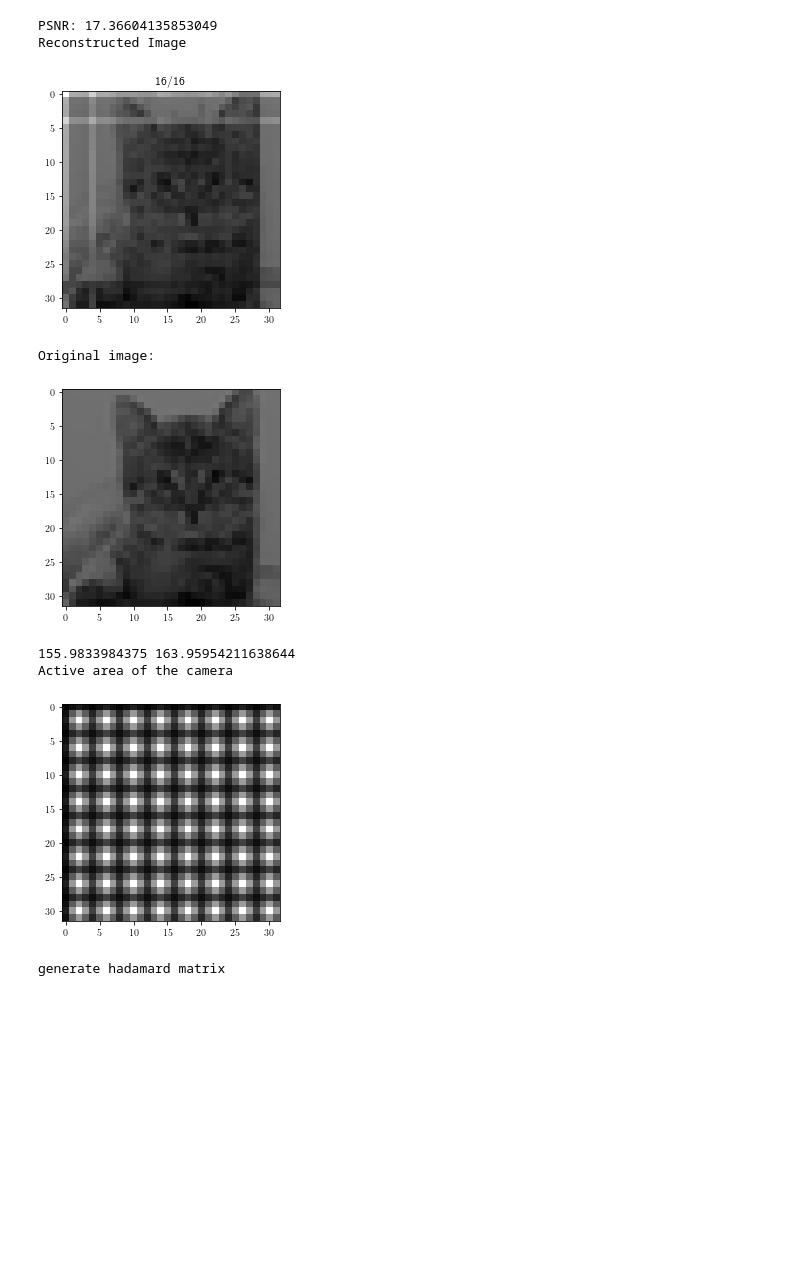
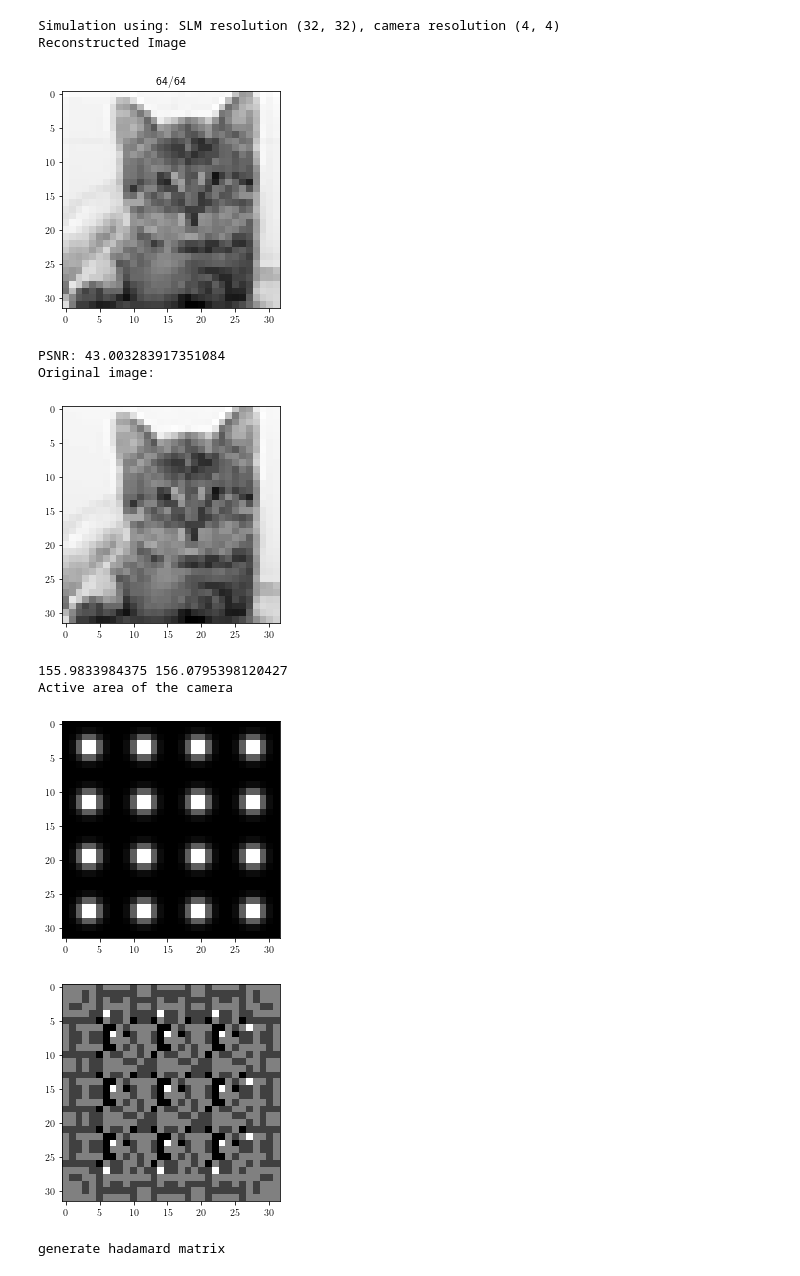
Before and after one commit to rstanuwijaya/jensen-lab-analysis, a Jupyter notebook: notebooks/newgdi.ipynb, the cells around one changed output. Saved outputs shown, nothing was run; the diff lists cells and outputs as text; code cells hidden in the pictures; blank space fills up the shorter version.

```diff
--- a/notebooks/newgdi.ipynb
+++ b/notebooks/newgdi.ipynb
@@ -17,46 +17,53 @@ plt.rcParams['text.usetex'] = True
 # %%
 # path = '../common/RC_780.png'
 # slm_res = (128, 128)
 # camera_res = (32, 32)
 # mac_res = (4, 4)
 # n = 16
 
 path = '../common/cat.png'
 slm_res = (32, 32)
-camera_res = (8, 8)
-mac_res = (4, 4)
-n = 16
+camera_res = (4, 4)
+mac_res = (8, 8)
+n = 64
 
 sim = GhostSimulator(path, slm_res, camera_res, mac_res, n, sigma=1, method='zigzag')
 cnt = sim.run_simulation()
+
+print(f"Simulation using: SLM resolution {slm_res}, camera resolution {camera_res}")
+
+print("Reconstructed Image")
+plt.title(f"{n}/{prod(mac_res)}")
+plt.imshow(np.abs(sim.G2), cmap='gray')
+plt.show()
 # rmse = sim.calc_rmse()
 # print('RMSE:', rmse)
 psnr = sim.calc_psnr()
 print('PSNR:', psnr)
 
-print("Reconstructed Image")
-plt.title(f"{n}/{prod(mac_res)}")
-plt.imshow(np.abs(sim.G2), vmax=max(sim.G2.flatten()), cmap='gray')
-plt.show()
-
 print("Original image:")
-plt.imshow(sim.T, vmax=max(sim.G2.flatten()), cmap='gray')
+plt.imshow(sim.T, cmap='gray')
 plt.show()
 
 print(np.average(sim.T), np.average(sim.G2))
 
 print("Active area of the camera")
 plt.imshow(sim.At.sum(axis=0).reshape(sim.shape_slm), cmap='gray')
 plt.show()
+
+plt.imshow(sim.A.sum(axis=1).reshape(sim.shape_slm), cmap='gray')
+plt.show()
 # %% [output]
-PSNR: 17.36604135853049
+Simulation using: SLM resolution (32, 32), camera resolution (4, 4)
 Reconstructed Image
-[figure, old version]
+[figure, new version]
+PSNR: 43.003283917351084
 Original image:
-[figure, old version]
+[figure, new version]
-155.9833984375 163.95954211638644
+155.9833984375 156.0795398120427
 Active area of the camera
-[figure, old version]
+[figure, new version]
+[figure, added]
 # %%
 sim = GhostSimulator(path, slm_res, camera_res, (4, 4),  64*64*0.1)
 h = sim.generate_hadamard(sim.shape_mac)
```
Also changed, not shown: parts of 1 cell of this notebook, 2 other files.
